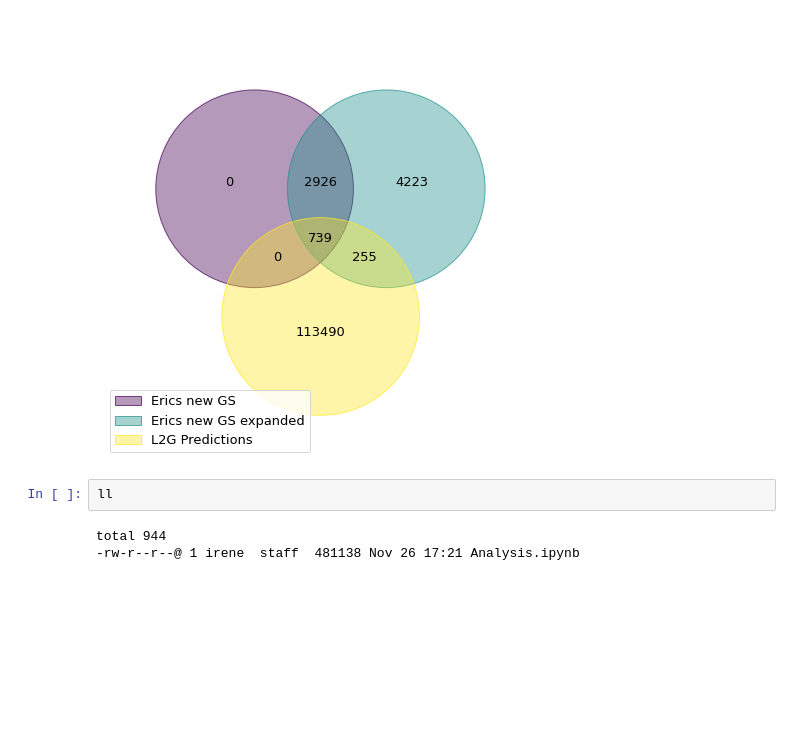
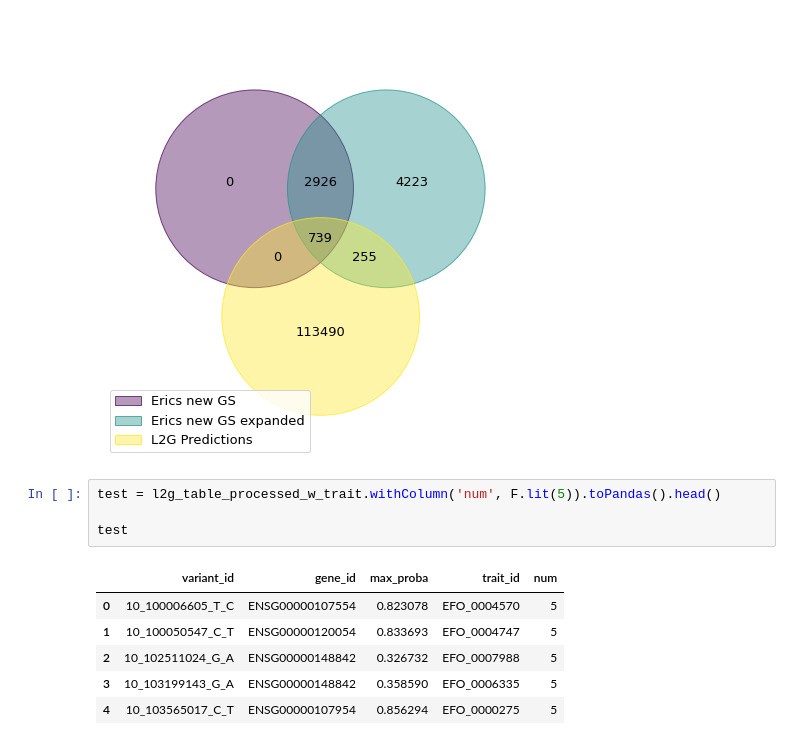
Before and after one commit to ireneisdoomed/random_notebooks, a Jupyter notebook: eric_gs/Analysis.ipynb, the cells around one changed output. Saved outputs shown, nothing was run; the diff lists cells and outputs as text; blank space fills up the shorter version.

```diff
--- a/eric_gs/Analysis.ipynb
+++ b/eric_gs/Analysis.ipynb
@@ -528,8 +555,14 @@ venn(venn_sets, legend_loc="best")
 # %% [output]
 <AxesSubplot:>
 [figure]
-# %%
-ll
-# %% [output]
-total 944
--rw-r--r--@ 1 irene  staff  481138 Nov 26 17:21 Analysis.ipynb
+# %%
+test = l2g_table_processed_w_trait.withColumn('num', F.lit(5)).toPandas().head()
+
+test
+# %% [output]
+|  | variant_id | gene_id | max_proba | trait_id | num |
+| 0 | 10_100006605_T_C | ENSG00000107554 | 0.823078 | EFO_0004570 | 5 |
+| 1 | 10_100050547_C_T | ENSG00000120054 | 0.833693 | EFO_0004747 | 5 |
+| 2 | 10_102511024_G_A | ENSG00000148842 | 0.326732 | EFO_0007988 | 5 |
+| 3 | 10_103199143_G_A | ENSG00000148842 | 0.358590 | EFO_0006335 | 5 |
+| 4 | 10_103565017_C_T | ENSG00000107954 | 0.856294 | EFO_0000275 | 5 |
```
Also changed, not shown: parts of 6 cells of this notebook.
